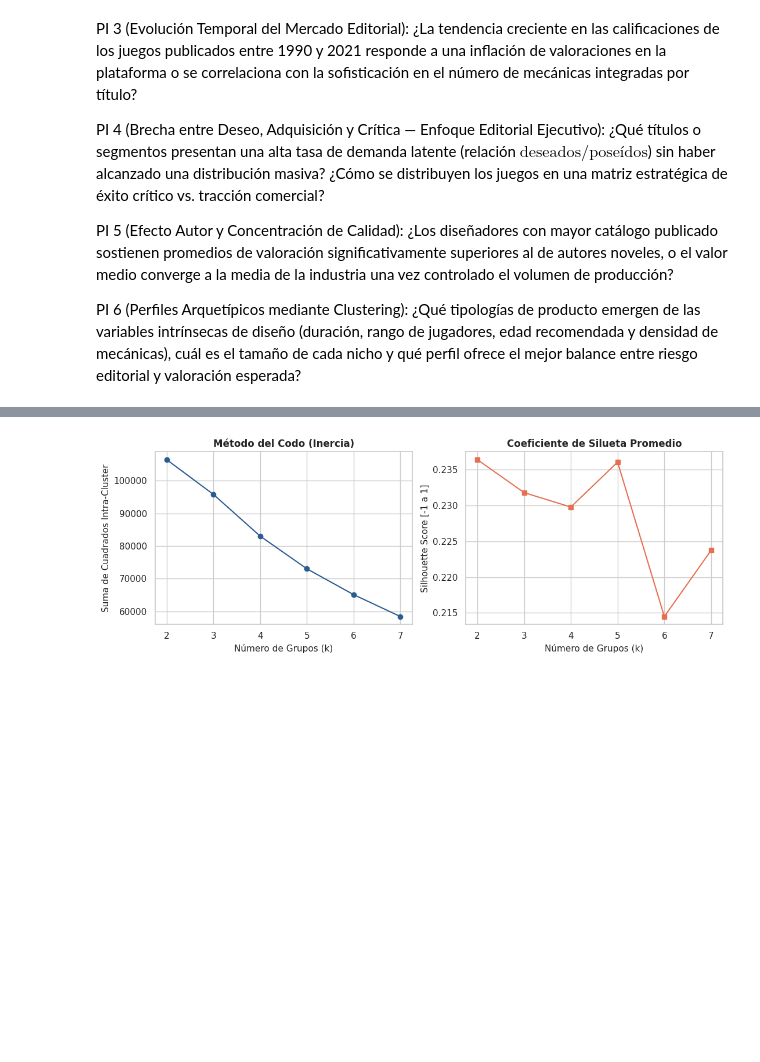
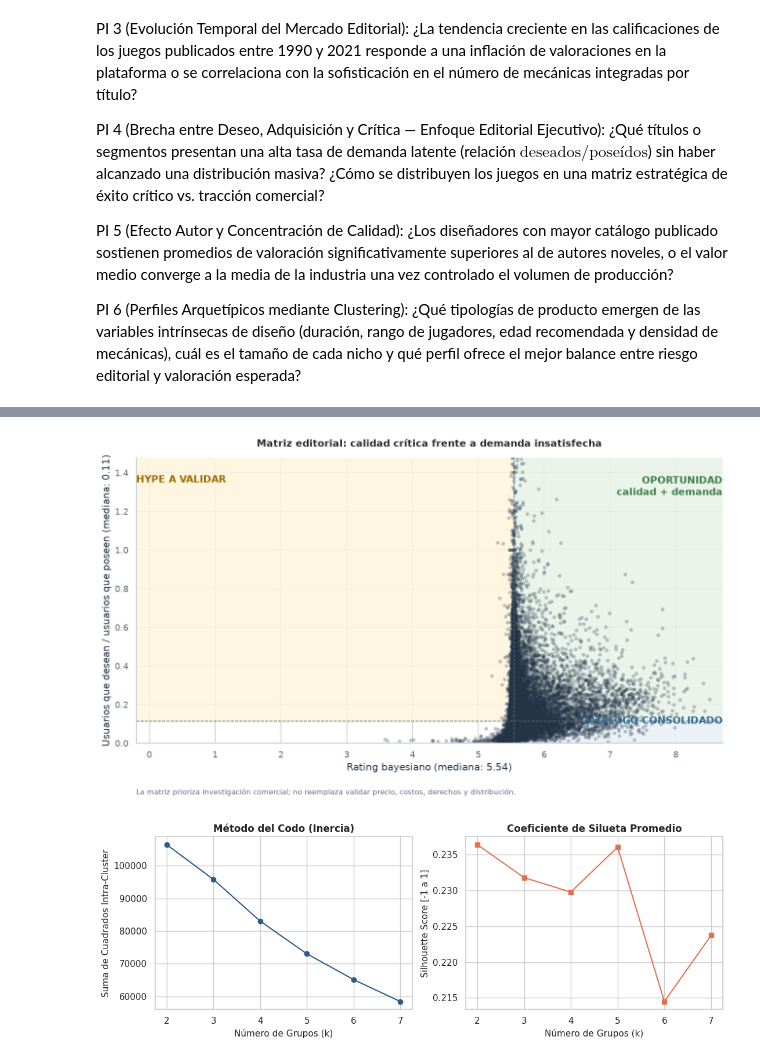
Before and after one commit to ArielMartinez3/Board-games-market-intelligence, a Jupyter notebook: Trabajo_Practico_Integrador_Ariel_Martinez.ipynb, the cells around one changed output, grey strips where cells are left out. Cells and saved outputs as stored; diff of their text form; code cells hidden in the pictures; blank space fills up the shorter version.

```diff
--- a/Trabajo_Practico_Integrador_Ariel_Martinez.ipynb
+++ b/Trabajo_Practico_Integrador_Ariel_Martinez.ipynb
@@ -645,3 +148,11 @@ plt.show()
+# %%
+from visualization import graficar_matriz_oportunidad
+
+df["tasa_deseo"] = df["wishing"] / (df["owned"] + 1)
+graficar_matriz_oportunidad(df)
+plt.show()
+# %% [output]
+[figure, added]
 # %%
 # 1. Selección de variables de diseño exclusivamente
 features_cluster = [
```
Also changed, not shown: parts of 19 cells of this notebook, 14 other files.
